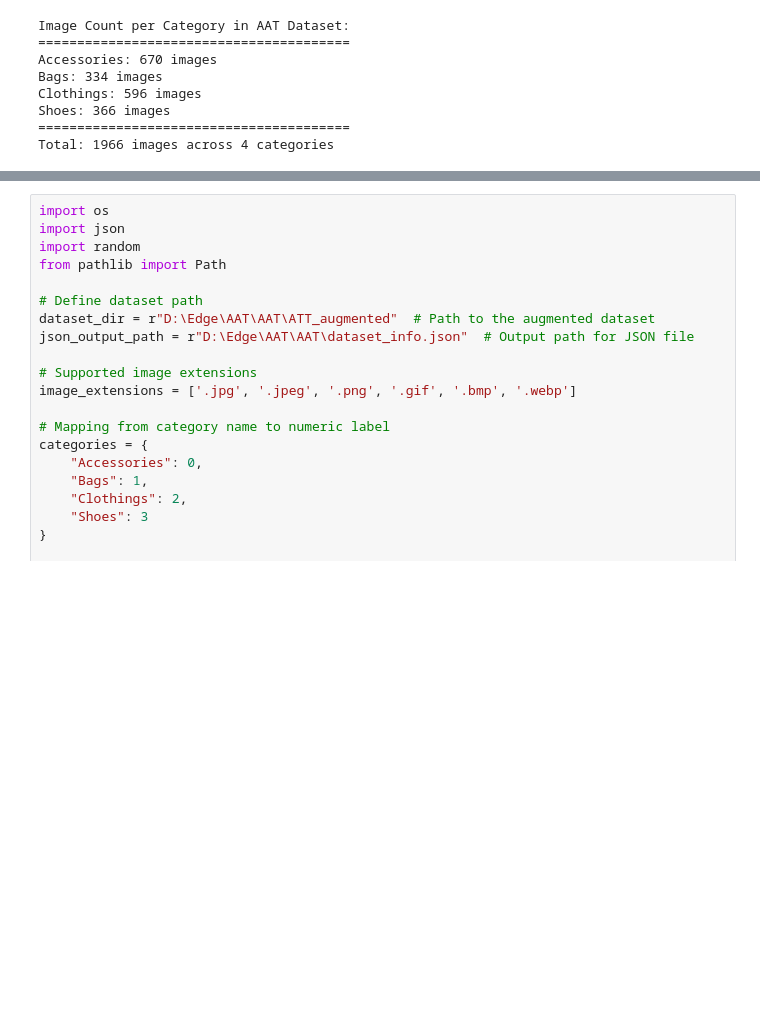
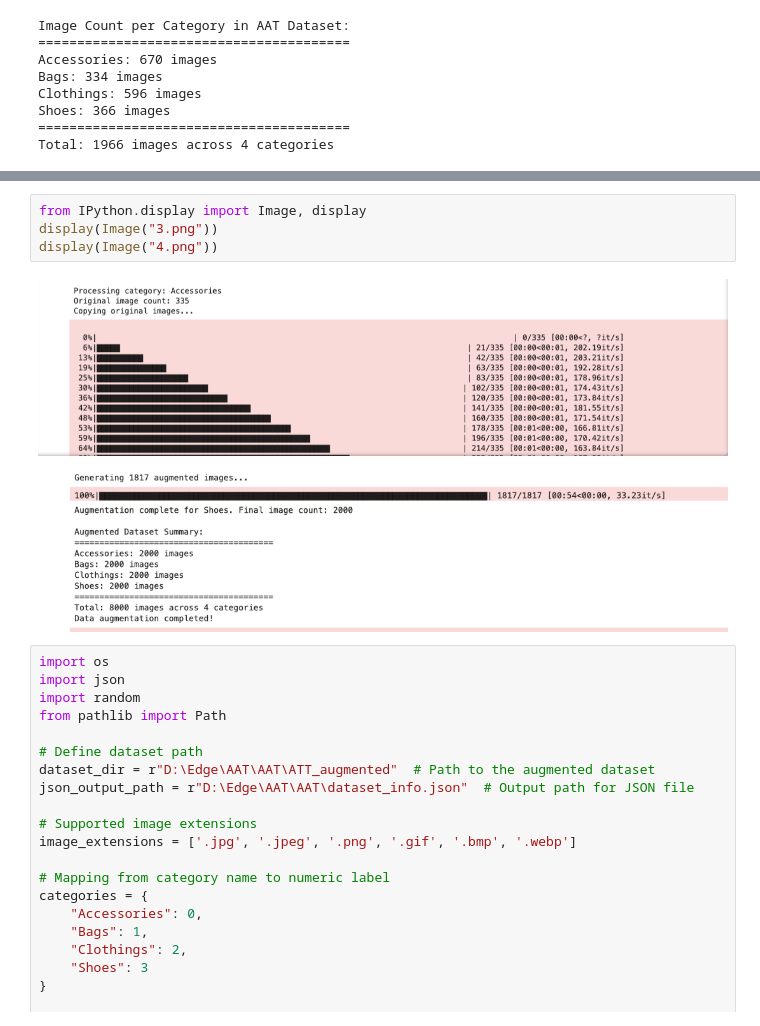
Before and after one commit to Aaron-YuchengZhu/fashion-classifier, a Jupyter notebook: notebooks/fashion_classifier.ipynb, the cells around one changed output, grey strips where cells are left out. Saved outputs shown, nothing was run; the diff lists cells and outputs as text; blank space fills up the shorter version.

```diff
--- a/notebooks/fashion_classifier.ipynb
+++ b/notebooks/fashion_classifier.ipynb
@@ -760,3 +736,10 @@ Data augmentation completed!
+# %%
+from IPython.display import Image, display
+display(Image("3.png"))
+display(Image("4.png"))
+# %% [output]
+[figure, added]
+[figure, added]
 # %%
 import os
 import json
```
Also changed, not shown: parts of 14 cells of this notebook.
